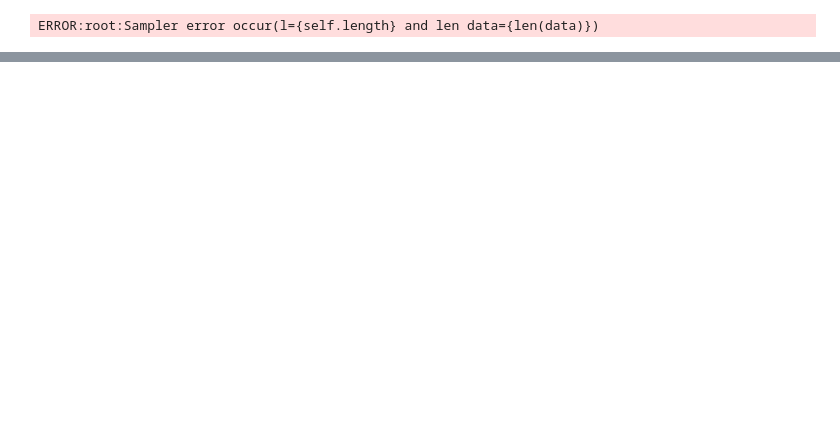
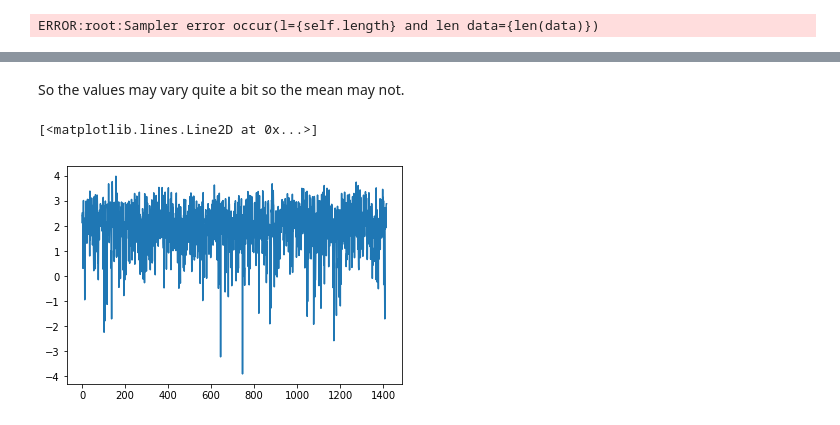
Before and after one commit to benhoyle/var_processor, a Jupyter notebook: 2020-06-12 - Spacetime Modelling of Sound + Tkinter GUI.ipynb, the cells around one changed output, grey strips where cells are left out. Saved outputs shown, nothing was run; the diff lists cells and outputs as text; code cells hidden in the pictures; blank space fills up the shorter version.

```diff
--- a/2020-06-12 - Spacetime Modelling of Sound + Tkinter GUI.ipynb
+++ b/2020-06-12 - Spacetime Modelling of Sound + Tkinter GUI.ipynb
@@ -175,0 +414,12 @@ ERROR:root:Sampler error occur(l={self.length} and len data={len(data)})
+# %%
+from scipy.fftpack import fft
+self = fft_256
+with self.read_lock:
+    samples = np.asarray(self._s_fifo, dtype=np.int16)
+    y_freq = fft(samples)
+
+fft_y_data = (
+                (1.0 / (self.nb_samples / 2)) *
+                np.abs(y_freq[0:self.nb_samples // 2])
+            )
+plt.plot(fft_y_data)
@@ -175,0 +543,7 @@ ERROR:root:Sampler error occur(l={self.length} and len data={len(data)})
+# %% [markdown]
+So the values may vary quite a bit so the mean may not.
+# %%
+plt.plot(np.log2(fft_y_data[-1417:]))
+# %% [output]
+[<matplotlib.lines.Line2D at 0x...>]
+[figure, added]
```
Also changed, not shown: parts of 122 cells of this notebook, 4 other files.
